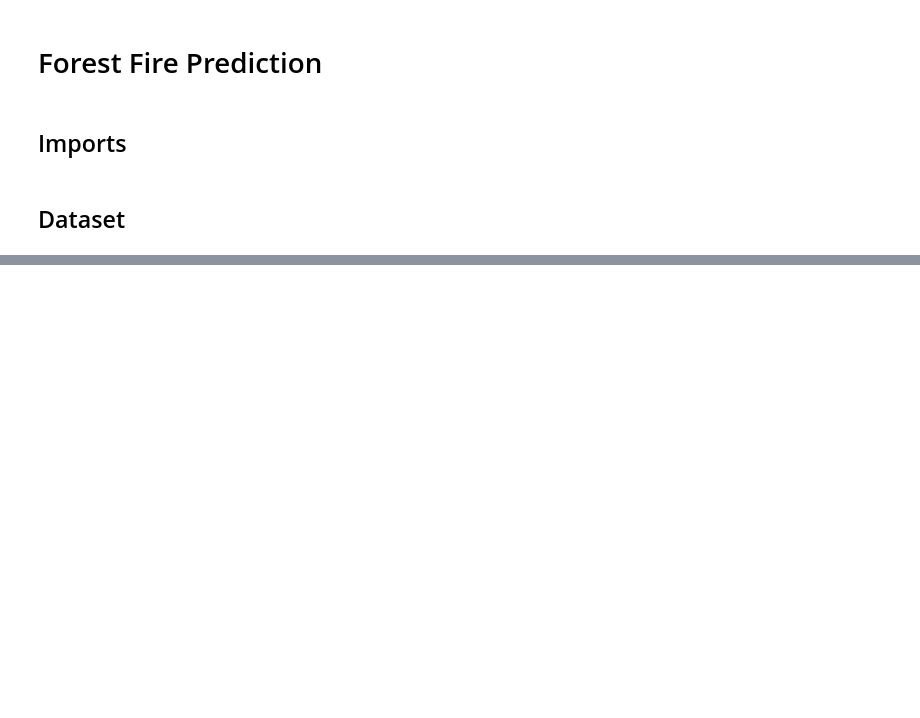
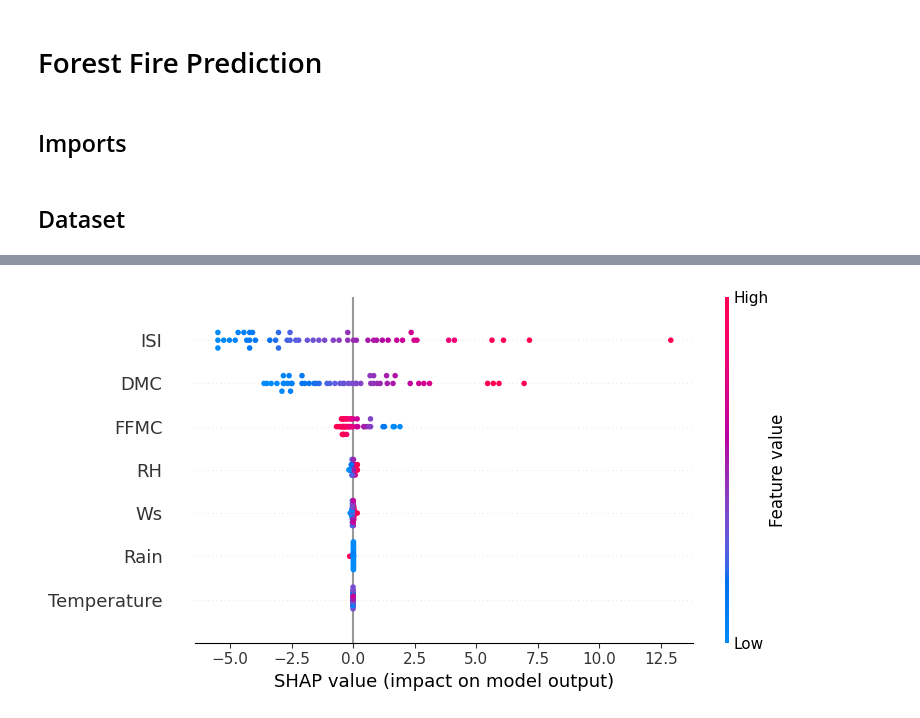
Before and after one commit to simonsymhoven/shap-thesis, a Jupyter notebook: notebooks/forest/forest.ipynb, the cells around one changed output, grey strips where cells are left out. Cells and saved outputs as stored; diff of their text form; code cells hidden in the pictures; blank space fills up the shorter version.

```diff
--- a/notebooks/forest/forest.ipynb
+++ b/notebooks/forest/forest.ipynb
@@ -49,0 +103,10 @@ print(table)
+# %%
+def correlation(dataset, threshold):
+    col_corr = set()
+    corr_matrix = dataset.corr()
+    for i in range(len(corr_matrix.columns)):
+        for j in range(i):
+            if abs(corr_matrix.iloc[i, j]) > threshold:
+                colname = corr_matrix.columns[i]
+                col_corr.add(colname)
+    return col_corr
@@ -49,0 +118,3 @@ print(table)
+# %%
+X_train.drop(corr_features, axis=1, inplace=True)
+X_test.drop(corr_features, axis=1, inplace=True)
@@ -49,0 +157,7 @@ print(table)
+# %%
+explainer = shap.Explainer(linreg, X_train)
+shap_values = explainer(X_test)
+
+shap.summary_plot(shap_values, X_test)
+# %% [output]
+[figure, added]
```
Also changed, not shown: parts of 19 cells of this notebook, 6 other files.
